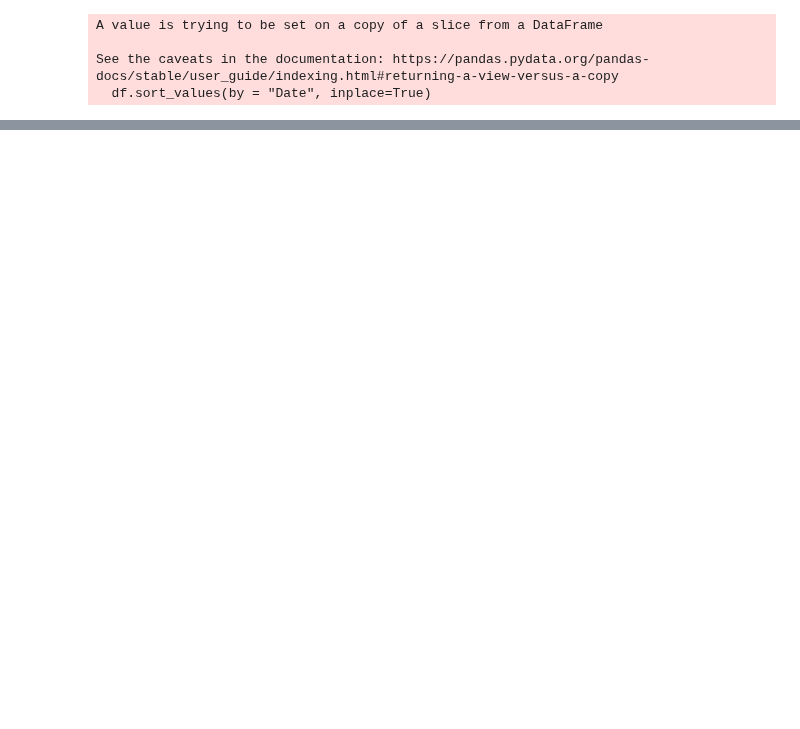
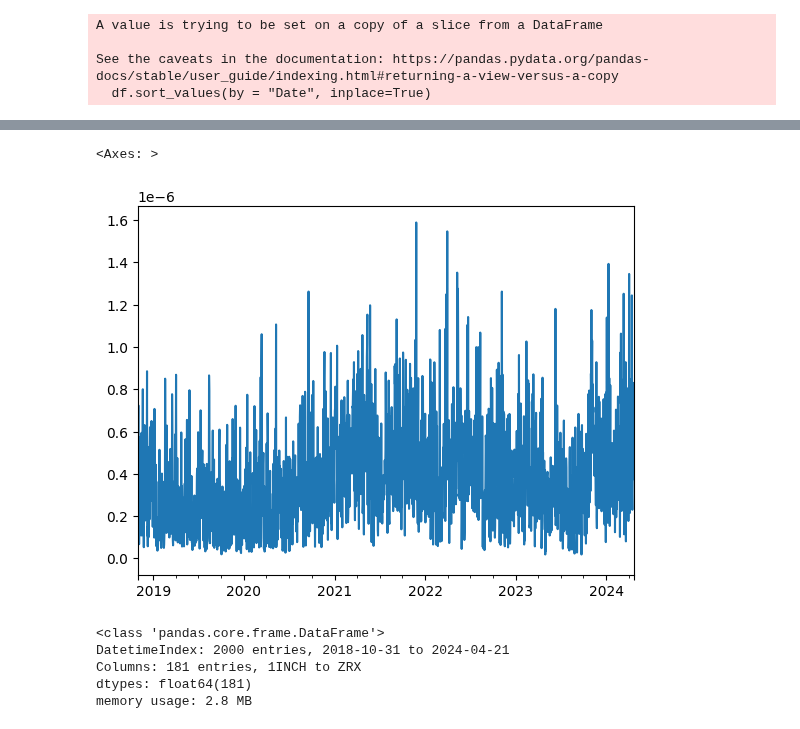
Before and after one commit to igorrivin/cryptoind, a Jupyter notebook: Copy_of_cryptoind.ipynb, the cells around one changed output, grey strips where cells are left out. Cells and saved outputs as stored; diff of their text form; code cells hidden in the pictures; blank space fills up the shorter version.

```diff
--- a/Copy_of_cryptoind.ipynb
+++ b/Copy_of_cryptoind.ipynb
@@ -193,0 +249,4 @@ Name: Price, dtype: float64
+# %%
+ind_trans = pd.concat([indser, totaltrans], axis=1)
+# %%
+ind_trans.columns = ["Index", "TotalTrans"]
@@ -193,0 +262,2 @@ Name: Price, dtype: float64
+# %%
+ind_trans["Frac"] = (ind_trans["TotalTrans"]/ind_trans["Index"]).dropna()
@@ -193,0 +276,2 @@ Name: Price, dtype: float64
+# %%
+ind_trans["FracAnnualized"] = ind_trans["Frac"] * 365
@@ -193,0 +290,13 @@ Name: Price, dtype: float64
+# %%
+ind_trans.Frac.plot()
+# %% [output]
+<Axes: >
+[figure, added]
+# %%
+volpivot.info()
+# %% [output]
+<class 'pandas.core.frame.DataFrame'>
+DatetimeIndex: 2000 entries, 2018-10-31 to 2024-04-21
+Columns: 181 entries, 1INCH to ZRX
+dtypes: float64(181)
+memory usage: 2.8 MB
```
Also changed, not shown: parts of 23 cells of this notebook.
